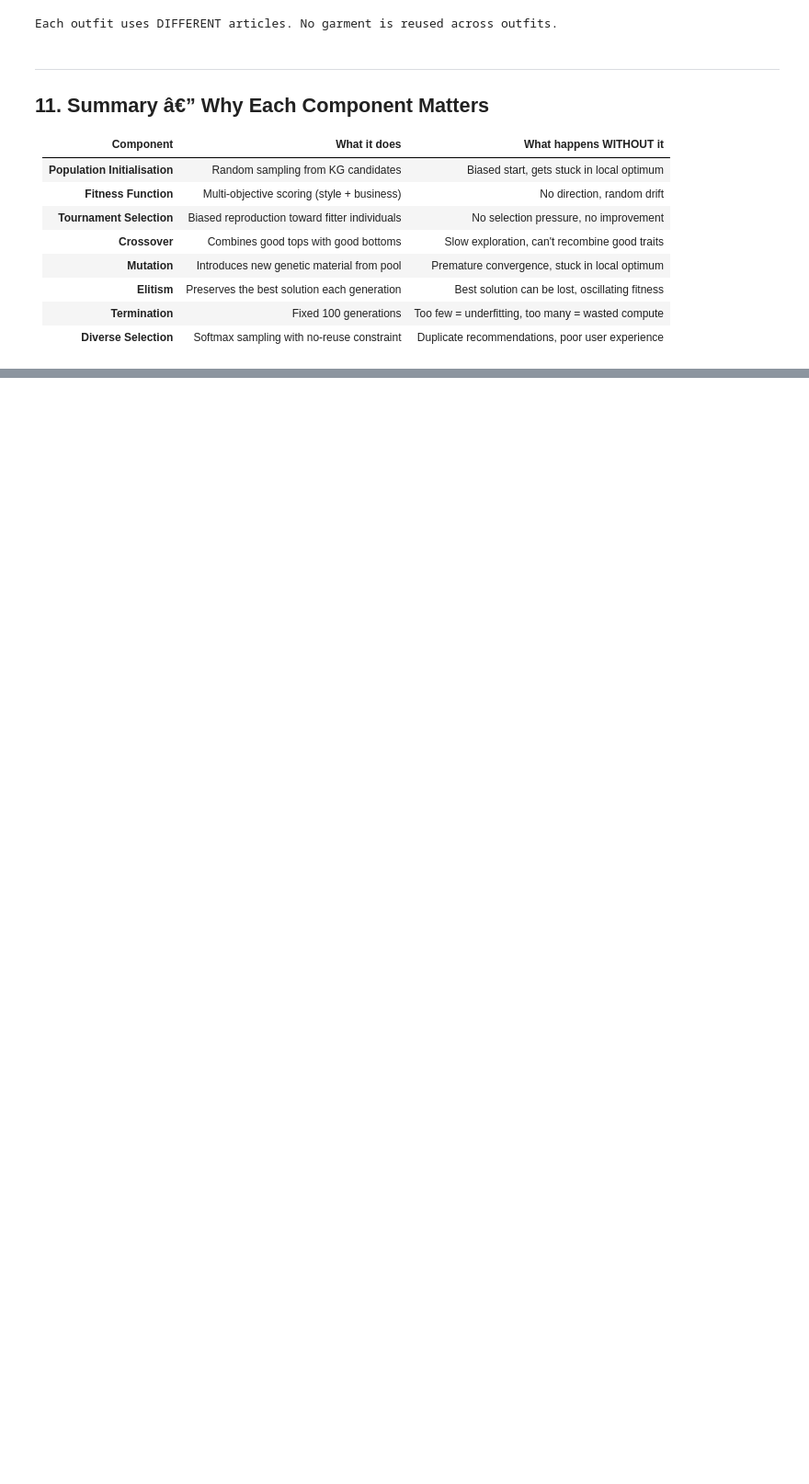
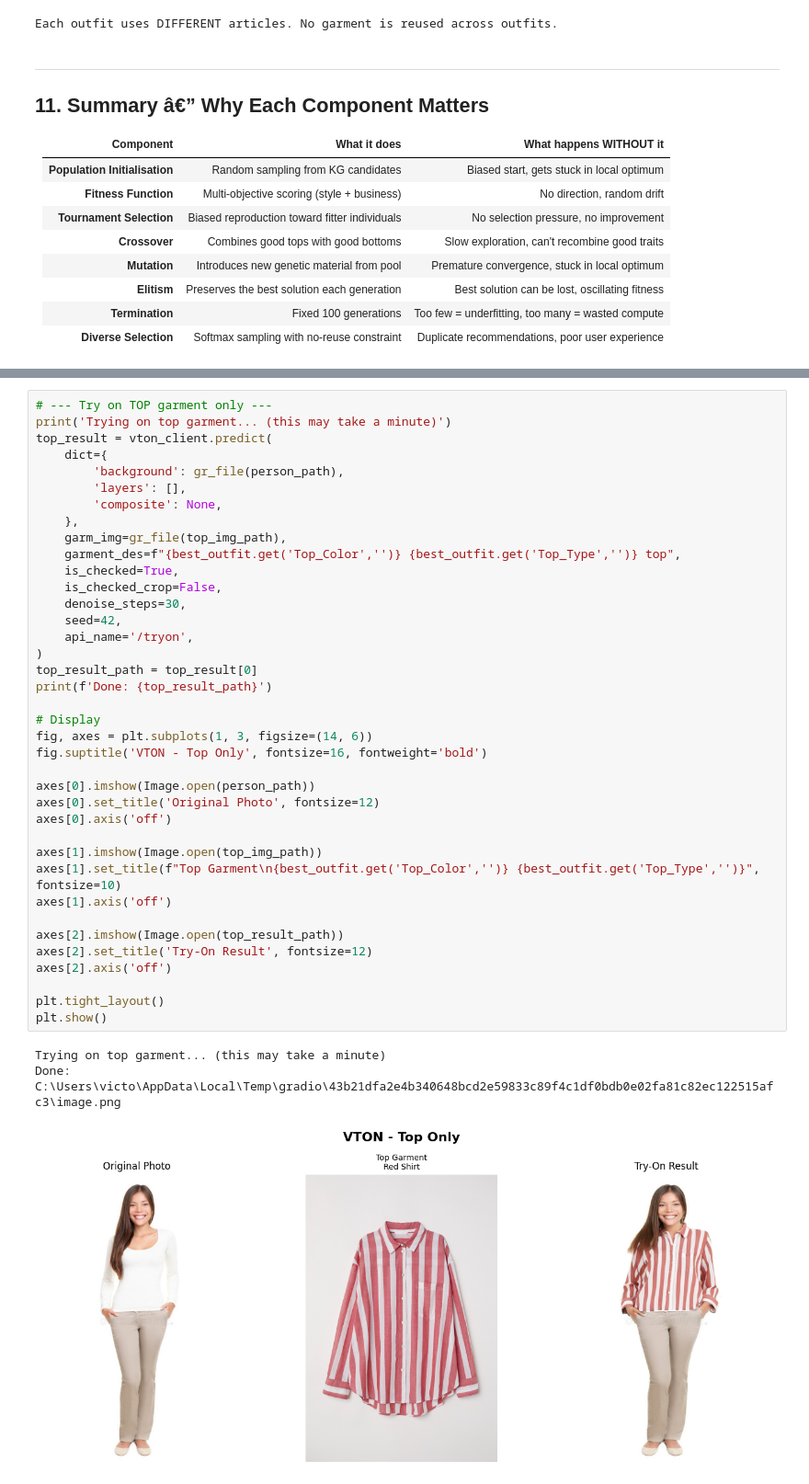
Before and after one commit to victorjongsoon/fashion-recommender, a Jupyter notebook: scripts/ga_script.ipynb, the cells around one changed output, grey strips where cells are left out. Shown at 92% size. Drawn from its saved outputs; the diff is of its cells as text; blank space fills up the shorter version.

Commit message:
vton result

```diff
--- a/scripts/ga_script.ipynb
+++ b/scripts/ga_script.ipynb
@@ -1203,0 +1237,42 @@ Each outfit uses DIFFERENT articles. No garment is reused across outfits.
+# %%
+# --- Try on TOP garment only ---
+print('Trying on top garment... (this may take a minute)')
+top_result = vton_client.predict(
+    dict={
+        'background': gr_file(person_path),
+        'layers': [],
+        'composite': None,
+    },
+    garm_img=gr_file(top_img_path),
+    garment_des=f"{best_outfit.get('Top_Color','')} {best_outfit.get('Top_Type','')} top",
+    is_checked=True,
+    is_checked_crop=False,
+    denoise_steps=30,
+    seed=42,
+    api_name='/tryon',
+)
+top_result_path = top_result[0]
+print(f'Done: {top_result_path}')
+
+# Display
+fig, axes = plt.subplots(1, 3, figsize=(14, 6))
+fig.suptitle('VTON - Top Only', fontsize=16, fontweight='bold')
+
+axes[0].imshow(Image.open(person_path))
+axes[0].set_title('Original Photo', fontsize=12)
+axes[0].axis('off')
+
+axes[1].imshow(Image.open(top_img_path))
+axes[1].set_title(f"Top Garment\n{best_outfit.get('Top_Color','')} {best_outfit.get('Top_Type','')}", fontsize=10)
+axes[1].axis('off')
+
+axes[2].imshow(Image.open(top_result_path))
+axes[2].set_title('Try-On Result', fontsize=12)
+axes[2].axis('off')
+
+plt.tight_layout()
+plt.show()
+# %% [output]
+Trying on top garment... (this may take a minute)
+Done: C:\Users\victo\AppData\Local\Temp\gradio\43b21dfa2e4b340648bcd2e59833c89f4c1df0bdb0e02fa81c82ec122515afc3\image.png
+[figure, added]
```
Also changed, not shown: parts of 21 cells of this notebook, 1 other file.
